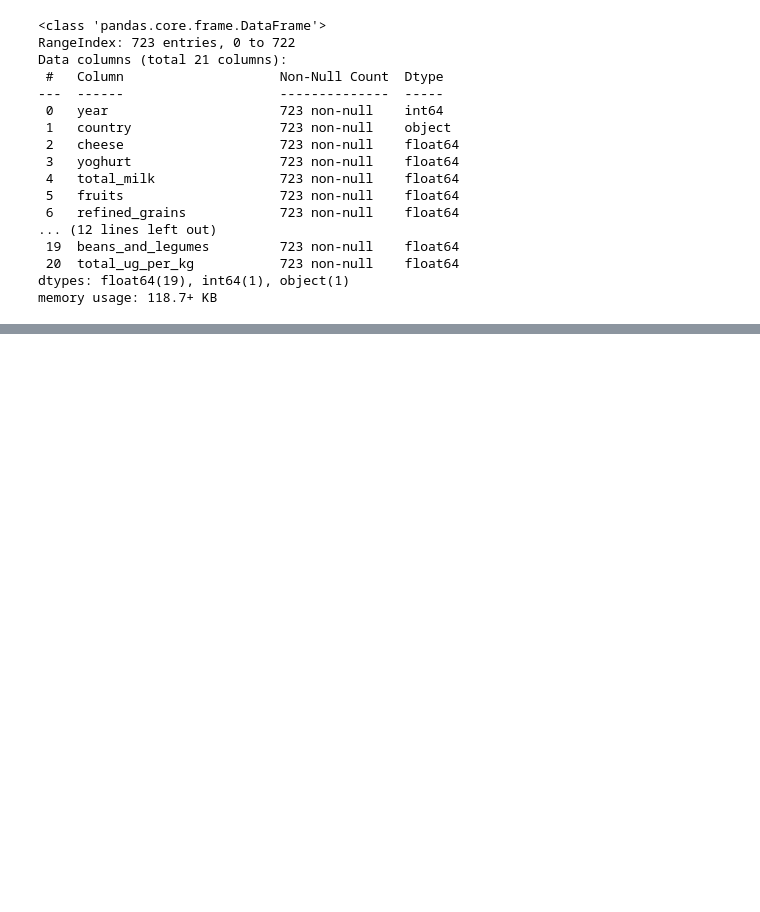
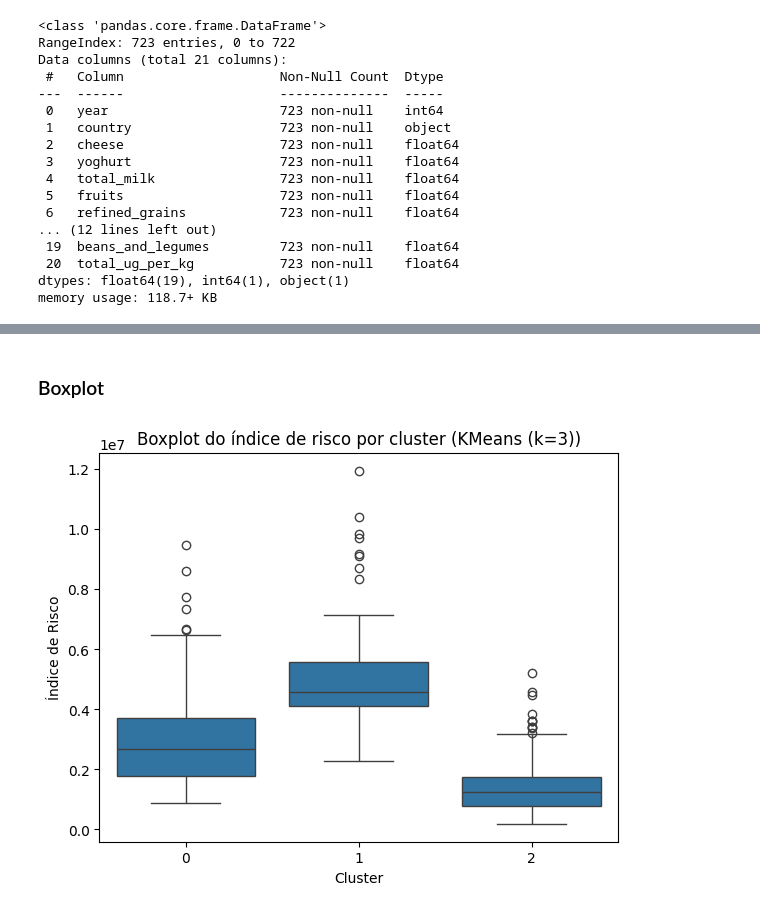
Before and after one commit to TurnipPudding/Machine-Learning---SCC0276, a Jupyter notebook: Trabalho 2/trab02_ML.ipynb, the cells around one changed output, grey strips where cells are left out. Cells and saved outputs as stored; diff of their text form; code cells hidden in the pictures; blank space fills up the shorter version.

```diff
--- a/Trabalho 2/trab02_ML.ipynb
+++ b/Trabalho 2/trab02_ML.ipynb
@@ -108,0 +269,6 @@ X_scaled = scaler.fit_transform(df[['index_risk_country']])
+# %% [markdown]
+### Boxplot
+# %%
+boxplot_gen(df=df, column=[knn_column], title=[knn_title])
+# %% [output]
+[figure, added]
```
Also changed, not shown: parts of 86 cells of this notebook.
